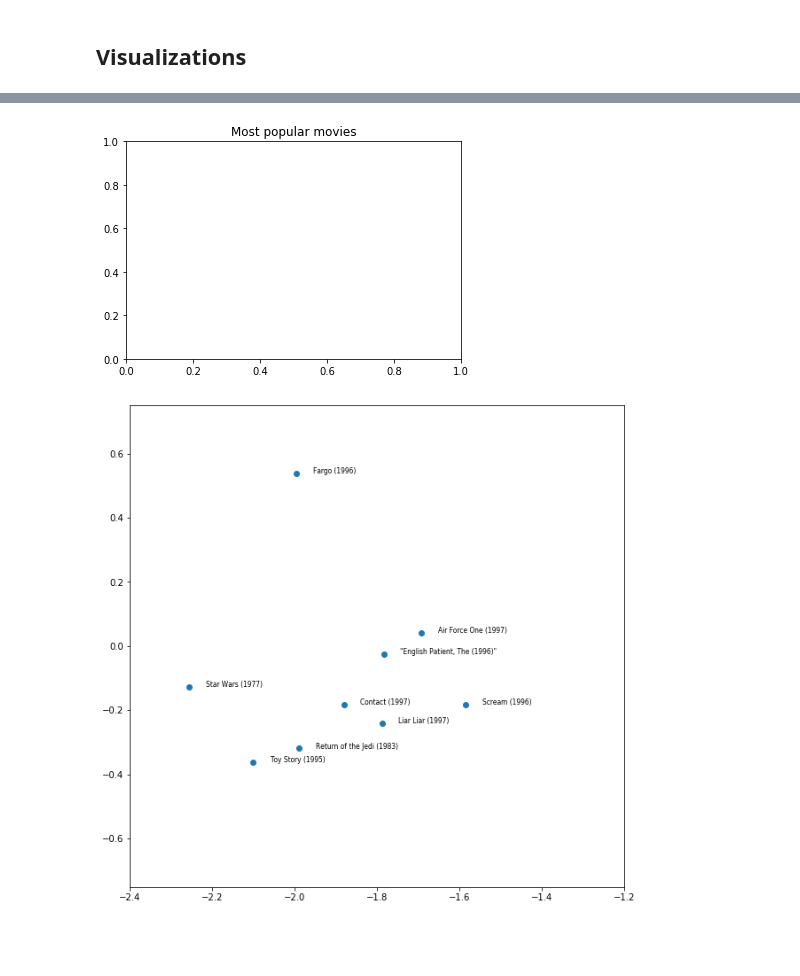
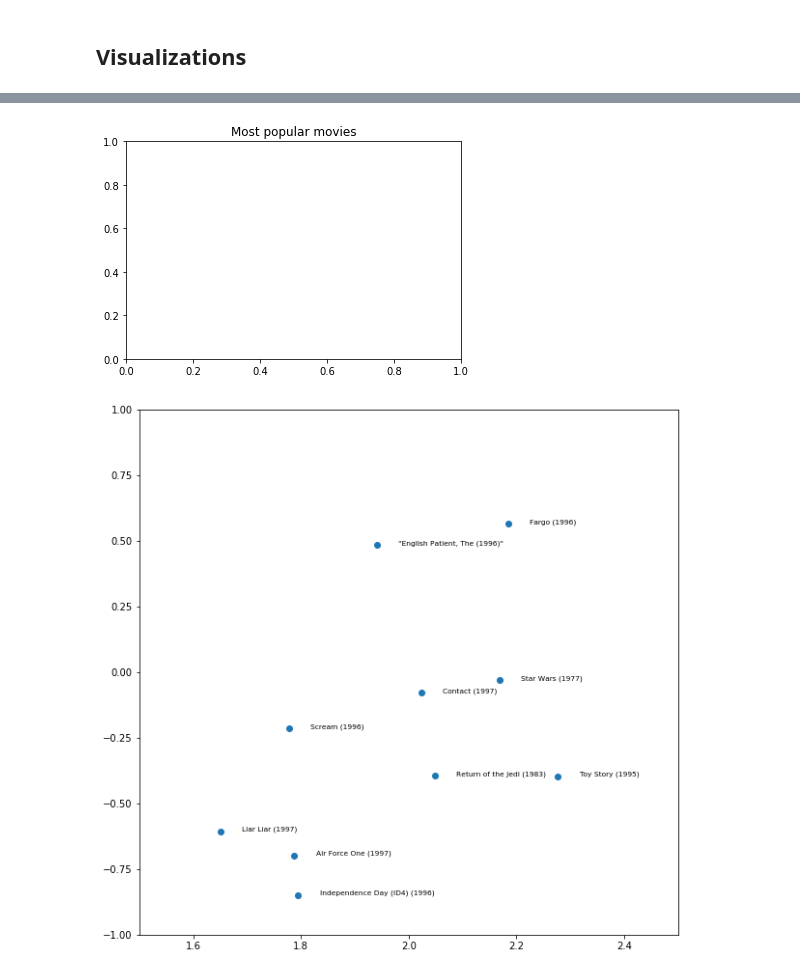
Before and after one commit to danezhou/CS155_Project2, a Jupyter notebook: Basic SVD Visualizations.ipynb, the cells around one changed output, grey strips where cells are left out. Saved outputs shown, nothing was run; the diff lists cells and outputs as text; code cells hidden in the pictures.

```diff
--- a/Basic SVD Visualizations.ipynb
+++ b/Basic SVD Visualizations.ipynb
@@ -162,6 +166,6 @@ plt.scatter(U_x, U_y)
 # %%
 # Get some basic counts for later use
-ratings = np.loadtxt('./data/data.txt').astype(int)
+ratings = np.loadtxt('./data/data_parsed.txt').astype(int)
 n_movies = max(ratings[:,1]).astype(int) # movies
 
 num_ratings = [0 for i in range(n_movies)]
@@ -208,26 +212,36 @@ movie_titles = [movie[1] for movie in movie_data]
 movie_dict = Counter(movie_titles)
 movie_ids = {}
 
-for movie in movie_data:
-    movie_id = movie[0]
-    movie_ids[movie_id] = movie[1]
+i = 1
+for movie in movie_titles:
+    movie_ids[i] = movie
+    i += 1
+
+movie_to_new_ids = {}
+
+i = 1
+for movie in movie_dict.keys():
+    movie_to_new_ids[movie] = i
+    i += 1
+
+new_ids_to_movie = dict([(value, key) for key, value in movie_to_new_ids.items()])
 # %%
 titles = []
 for i,most in enumerate(most_rated):
-    titles.append(movie_ids[most+1])
+    titles.append(new_ids_to_movie[most+1])
 
 plt.title("Most popular movies")
 plt.figure(figsize=(10,10))
 axes = plt.gca()
-axes.set_xlim([-2.4,-1.2])
-axes.set_ylim([-0.75,0.75])
+axes.set_xlim([1.5,2.5])
+axes.set_ylim([-1,1])
 plt.scatter(most_popular_x, most_popular_y)
 for i, txt in enumerate(titles):
     plt.annotate(txt, (most_popular_x[i]+.04, most_popular_y[i]), fontsize=7.5)
 plt.show()
 # %% [output]
 [figure]
-[figure, old version]
+[figure, new version]
 # %%
 titles = []
 for i,most in enumerate(choice_movies):
```
Also changed, not shown: parts of 11 cells of this notebook, 6 other files.
